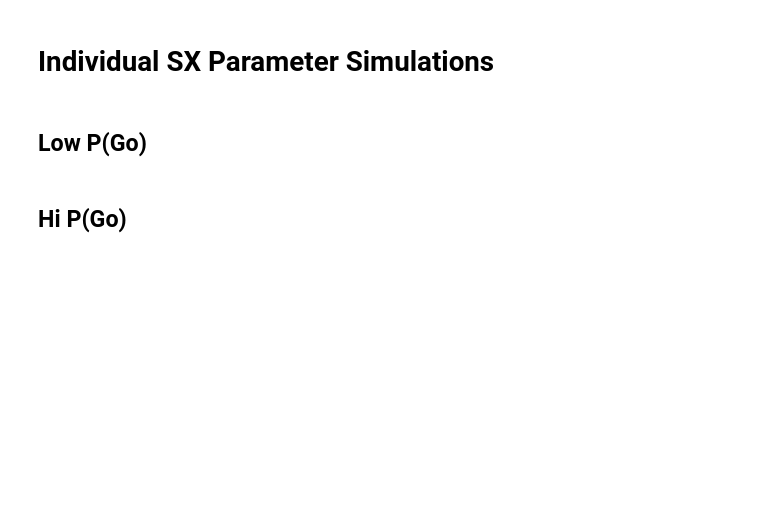
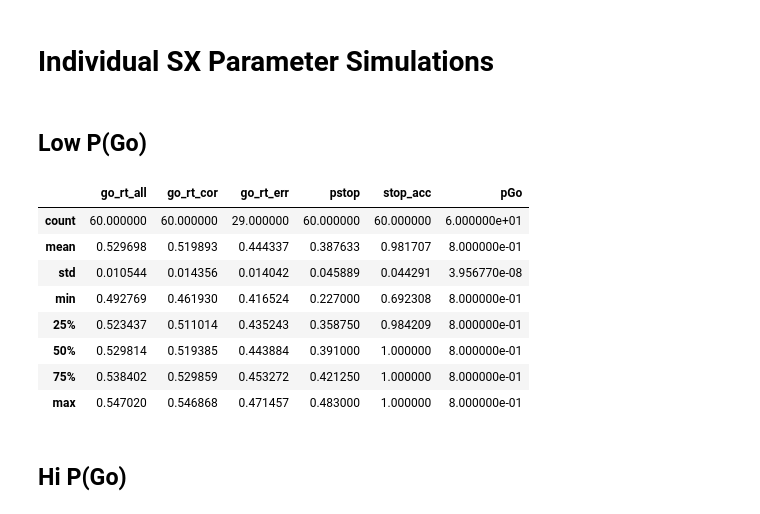
Before and after one commit to dunovank/pynb, a Jupyter notebook: hddm-to-radd simulations.ipynb, the cells around one changed output. Saved outputs shown, nothing was run; the diff lists cells and outputs as text; code cells hidden in the pictures; blank space fills up the shorter version.

```diff
--- a/hddm-to-radd simulations.ipynb
+++ b/hddm-to-radd simulations.ipynb
@@ -20,7 +20,17 @@ sxdf=qsim.sim_sx(vfull_stats, mfx=simfx.thal, ntrials=1000)
 # %% [markdown]
 ## Low P(Go)
 # %%
-sxdf.query('PGo==0.8').describe()
+sxdf.query('pGo==0.8').describe()
+# %% [output]
+|  | go_rt_all | go_rt_cor | go_rt_err | pstop | stop_acc | pGo |
+| count | 60.000000 | 60.000000 | 29.000000 | 60.000000 | 60.000000 | 6.000000e+01 |
+| mean | 0.529698 | 0.519893 | 0.444337 | 0.387633 | 0.981707 | 8.000000e-01 |
+| std | 0.010544 | 0.014356 | 0.014042 | 0.045889 | 0.044291 | 3.956770e-08 |
+| min | 0.492769 | 0.461930 | 0.416524 | 0.227000 | 0.692308 | 8.000000e-01 |
+| 25% | 0.523437 | 0.511014 | 0.435243 | 0.358750 | 0.984209 | 8.000000e-01 |
+| 50% | 0.529814 | 0.519385 | 0.443884 | 0.391000 | 1.000000 | 8.000000e-01 |
+| 75% | 0.538402 | 0.529859 | 0.453272 | 0.421250 | 1.000000 | 8.000000e-01 |
+| max | 0.547020 | 0.546868 | 0.471457 | 0.483000 | 1.000000 | 8.000000e-01 |
 # %% [markdown]
 ## Hi P(Go)
 # %%
```
Also changed, not shown: parts of 6 cells of this notebook, 1 other file.
